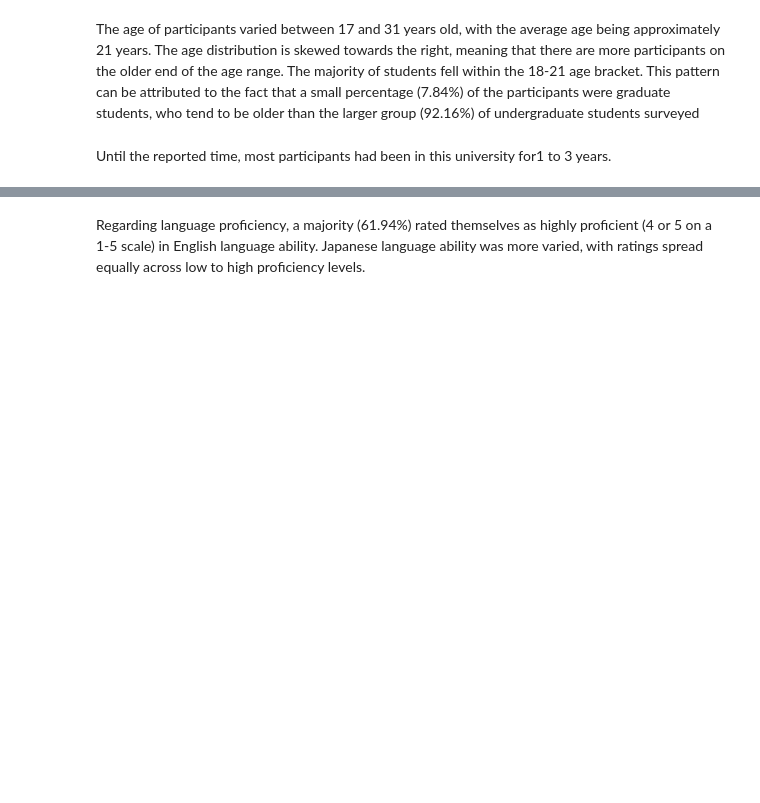
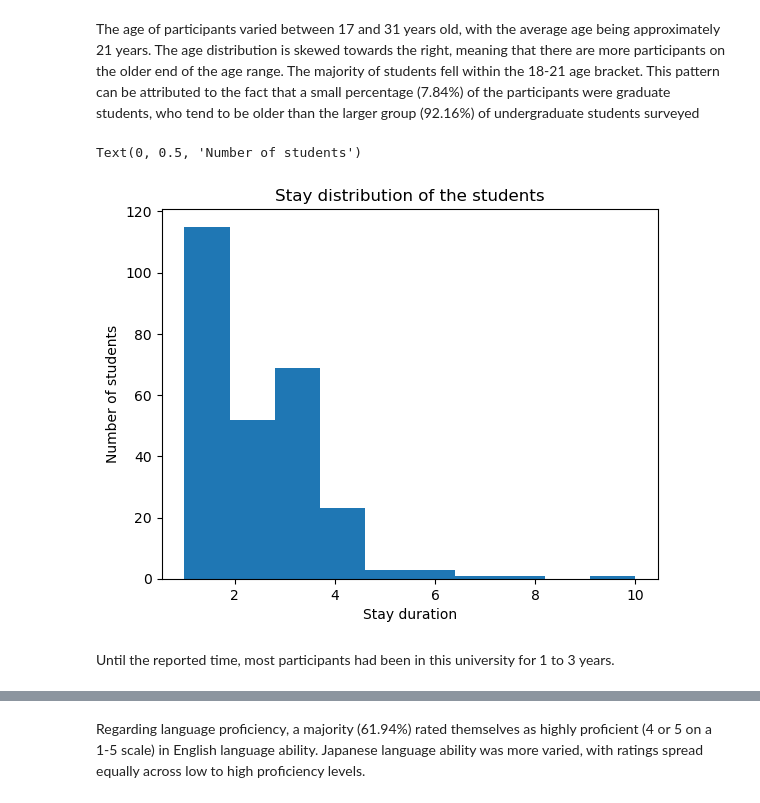
Before and after one commit to littlexflower/student-mental-health, a Jupyter notebook: notebook.ipynb, the cells around one changed output, grey strips where cells are left out. Cells and saved outputs as stored; diff of their text form; code cells hidden in the pictures; blank space fills up the shorter version.

```diff
--- a/notebook.ipynb
+++ b/notebook.ipynb
@@ -134,13 +133,13 @@ fig
 # %% [markdown]
 The age of participants varied between 17 and 31 years old, with the average age being approximately 21 years. The age distribution is skewed towards the right, meaning that there are more participants on the older end of the age range. The majority of students fell within the 18-21 age bracket. This pattern can be attributed to the fact that a small percentage (7.84%) of the participants were graduate students, who tend to be older than the larger group (92.16%) of undergraduate students surveyed
 # %%
-# Build a histogram on the Stay column
-fig = px.histogram(
-    data_frame=students,
-    x='Stay',
-    title='Stay distribution of the students',
-    labels={'Stay': 'Stay duration'}
-)
-fig
+# Build a histogram on the Stay column, with title and labels
+plt.hist(students['Stay'])
+plt.title('Stay distribution of the students')
+plt.xlabel('Stay duration')
+plt.ylabel('Number of students')
+# %% [output]
+Text(0, 0.5, 'Number of students')
+[figure, added]
 # %% [markdown]
-Until the reported time, most participants had been in this university for1 to 3 years.
+Until the reported time, most participants had been in this university for 1 to 3 years.
```
Also changed, not shown: parts of 6 cells of this notebook.
